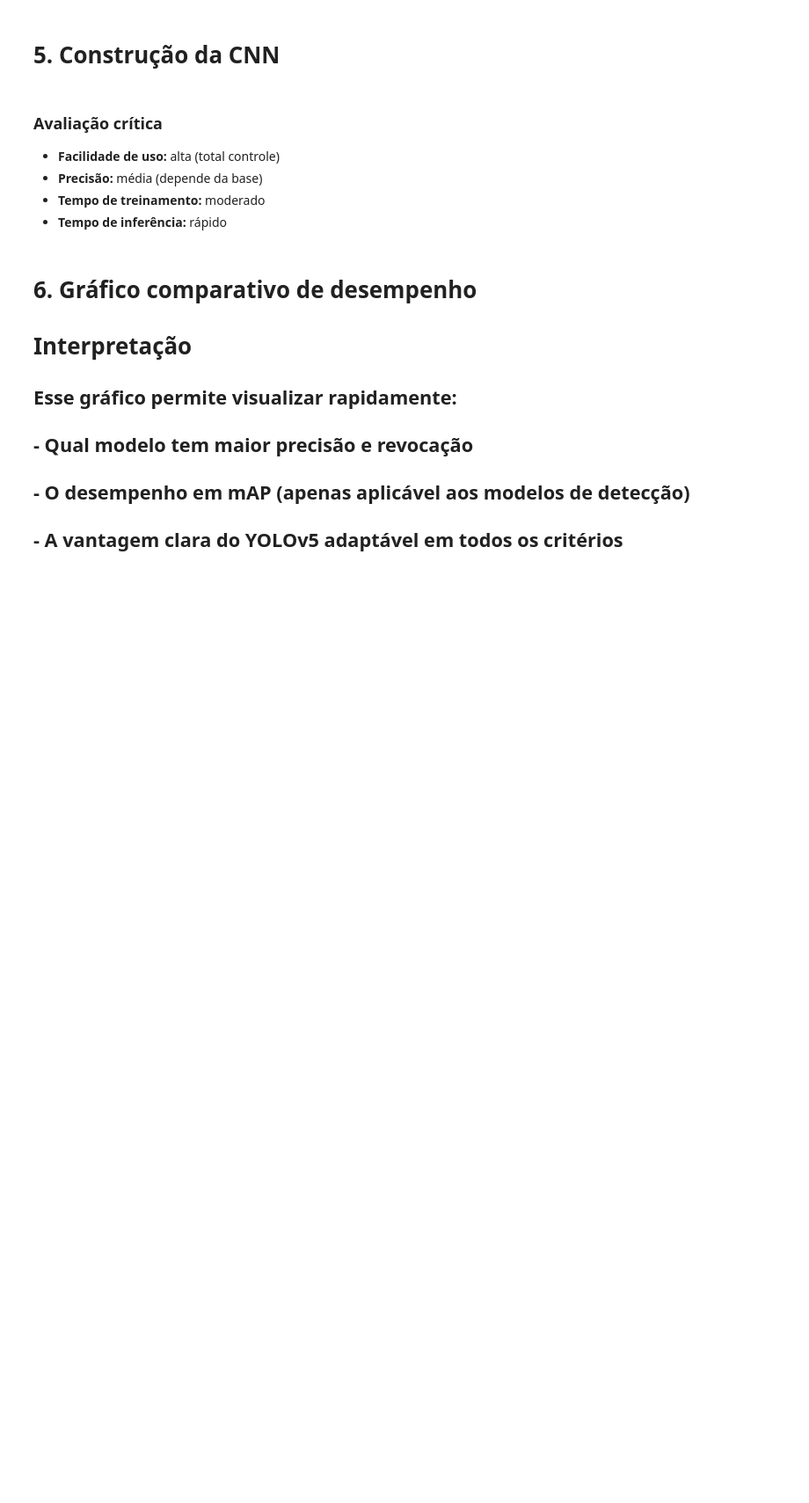
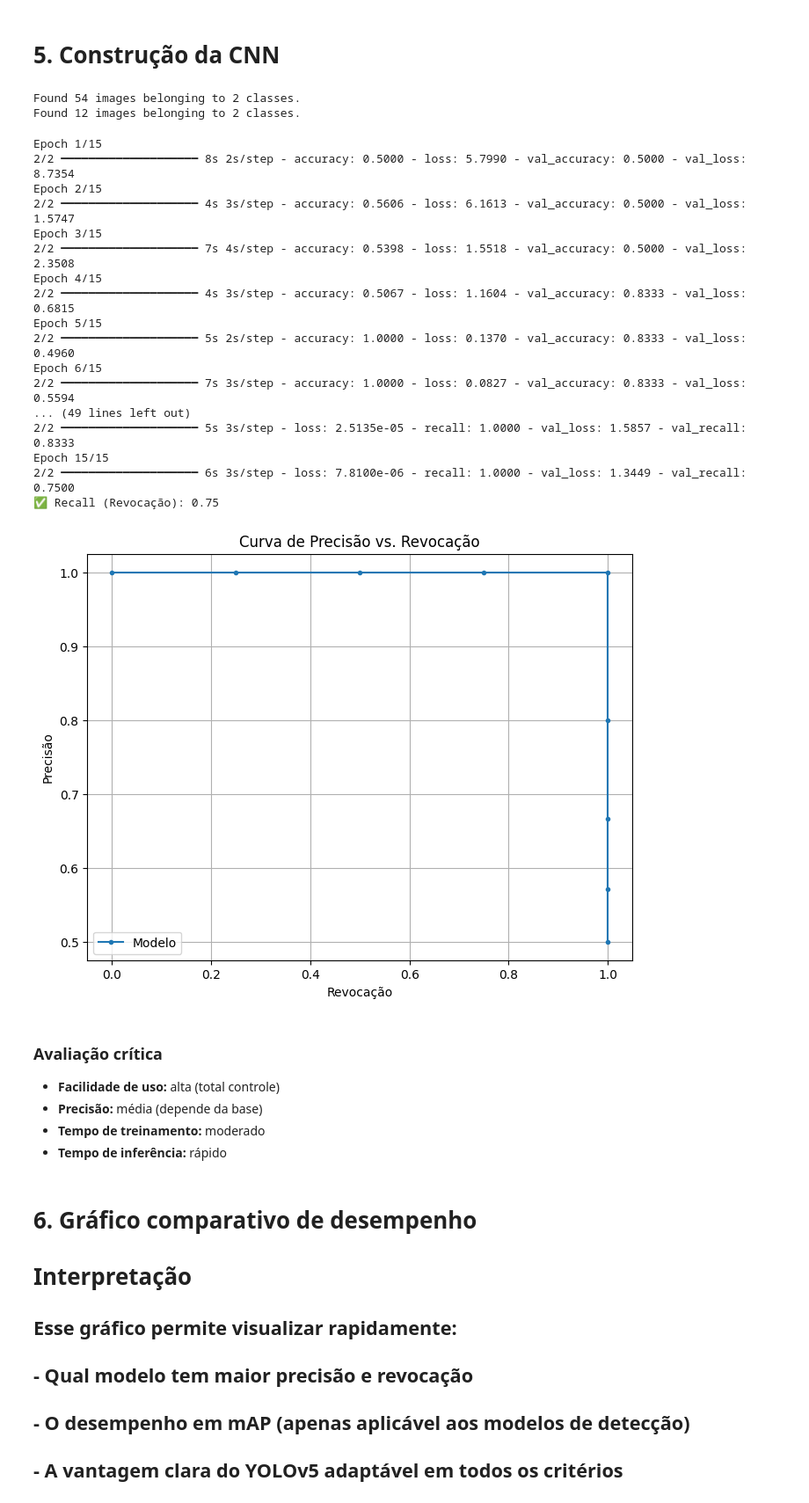
Before and after one commit to rm563003/FIAP, a Jupyter notebook: FarmTechVision_Grupo7/notebook/entrega2/entrega2_comparativo_fase6.ipynb, the cells around one changed output. Shown at 88% size. Drawn from its saved outputs; the diff is of its cells as text; code cells hidden in the pictures; blank space fills up the shorter version.

```diff
--- a/FarmTechVision_Grupo7/notebook/entrega2/entrega2_comparativo_fase6.ipynb
+++ b/FarmTechVision_Grupo7/notebook/entrega2/entrega2_comparativo_fase6.ipynb
@@ -146,30 +156,92 @@ val_data = train_gen.flow_from_directory('/content/drive/MyDrive/FarmTechVision_
 # 5. Construção da CNN
 # %%
 # Construção da CNN
+import tensorflow as tf
+from tensorflow.keras import layers, models
+from tensorflow.keras.preprocessing.image import ImageDataGenerator
+from sklearn.metrics import recall_score, precision_recall_curve
+import numpy as np
+import matplotlib.pyplot as plt
+
+# Pré-processamento
+train_gen = ImageDataGenerator(rescale=1./255, validation_split=0.2)
+train_data = train_gen.flow_from_directory('/content/drive/MyDrive/FarmTechVision_Grupo7/dataset/images/train',
+                                           target_size=(224,224), batch_size=32,
+                                           class_mode='categorical', subset='training')
+val_data = train_gen.flow_from_directory('/content/drive/MyDrive/FarmTechVision_Grupo7/dataset/images/train',
+                                         target_size=(224,224), batch_size=32,
+                                         class_mode='categorical', subset='validation')
+
+
 model = models.Sequential([
     layers.Conv2D(32, (3,3), activation='relu', input_shape=(224,224,3)),
     layers.MaxPooling2D(2,2),
     layers.Conv2D(64, (3,3), activation='relu'),
     layers.MaxPooling2D(2,2),
     layers.Flatten(),
     layers.Dense(128, activation='relu'),
     layers.Dense(train_data.num_classes, activation='softmax')
 ])
 
 model.compile(optimizer='adam', loss='categorical_crossentropy', metrics=['accuracy'])
 history = model.fit(train_data, validation_data=val_data, epochs=15)
 
-# Define test_gen here
+# Defina test_gen
 test_gen = ImageDataGenerator(rescale=1./255).flow_from_directory(
     '/content/drive/MyDrive/FarmTechVision_Grupo7/dataset/images/test',
     target_size=(224, 224),
-    batch_size=32, # Use a batch size appropriate for evaluation
+    batch_size=32, # Use um tamanho de lote apropriado para avaliação
     class_mode='categorical',
     shuffle=False # Keep order for evaluation
 )
 
 loss, acc = model.evaluate(test_gen)
 print(f"✅ Acurácia no teste: {acc:.2f}")
+
+
+# Manter ordem para avaliação
+y_true = test_gen.classes
+y_pred_probs = model.predict(test_gen)
+y_pred = np.argmax(y_pred_probs, axis=1)
+
+model.compile(optimizer='adam', loss='categorical_crossentropy', metrics=['recall'])
+history = model.fit(train_data, validation_data=val_data, epochs=15)
+
+recall = recall_score(y_true, y_pred, average='macro')  # ou 'micro', 'weighted'
+print(f"✅ Recall (Revocação): {recall:.2f}")
+
+# Gerar gráfico de Precisão vs. Recall
+precision_vals, recall_vals, thresholds = precision_recall_curve(y_true, y_pred_probs[:, 1])
+
+plt.figure(figsize=(8,6))
+plt.plot(recall_vals, precision_vals, marker='.', label='Modelo')
+plt.xlabel('Revocação')
+plt.ylabel('Precisão')
+plt.title('Curva de Precisão vs. Revocação')
+plt.grid(True)
+plt.legend()
+plt.show()
+# %% [output]
+Found 54 images belonging to 2 classes.
+Found 12 images belonging to 2 classes.
+Epoch 1/15
+2/2 ━━━━━━━━━━━━━━━━━━━━ 8s 2s/step - accuracy: 0.5000 - loss: 5.7990 - val_accuracy: 0.5000 - val_loss: 8.7354
+Epoch 2/15
+2/2 ━━━━━━━━━━━━━━━━━━━━ 4s 3s/step - accuracy: 0.5606 - loss: 6.1613 - val_accuracy: 0.5000 - val_loss: 1.5747
+Epoch 3/15
+2/2 ━━━━━━━━━━━━━━━━━━━━ 7s 4s/step - accuracy: 0.5398 - loss: 1.5518 - val_accuracy: 0.5000 - val_loss: 2.3508
+Epoch 4/15
+2/2 ━━━━━━━━━━━━━━━━━━━━ 4s 3s/step - accuracy: 0.5067 - loss: 1.1604 - val_accuracy: 0.8333 - val_loss: 0.6815
+Epoch 5/15
+2/2 ━━━━━━━━━━━━━━━━━━━━ 5s 2s/step - accuracy: 1.0000 - loss: 0.1370 - val_accuracy: 0.8333 - val_loss: 0.4960
+Epoch 6/15
+2/2 ━━━━━━━━━━━━━━━━━━━━ 7s 3s/step - accuracy: 1.0000 - loss: 0.0827 - val_accuracy: 0.8333 - val_loss: 0.5594
+... (49 lines left out)
+2/2 ━━━━━━━━━━━━━━━━━━━━ 5s 3s/step - loss: 2.5135e-05 - recall: 1.0000 - val_loss: 1.5857 - val_recall: 0.8333
+Epoch 15/15
+2/2 ━━━━━━━━━━━━━━━━━━━━ 6s 3s/step - loss: 7.8100e-06 - recall: 1.0000 - val_loss: 1.3449 - val_recall: 0.7500
+✅ Recall (Revocação): 0.75
+[figure, added]
 # %% [markdown]
 ### Avaliação crítica
 
```
Also changed, not shown: parts of 8 cells of this notebook.
